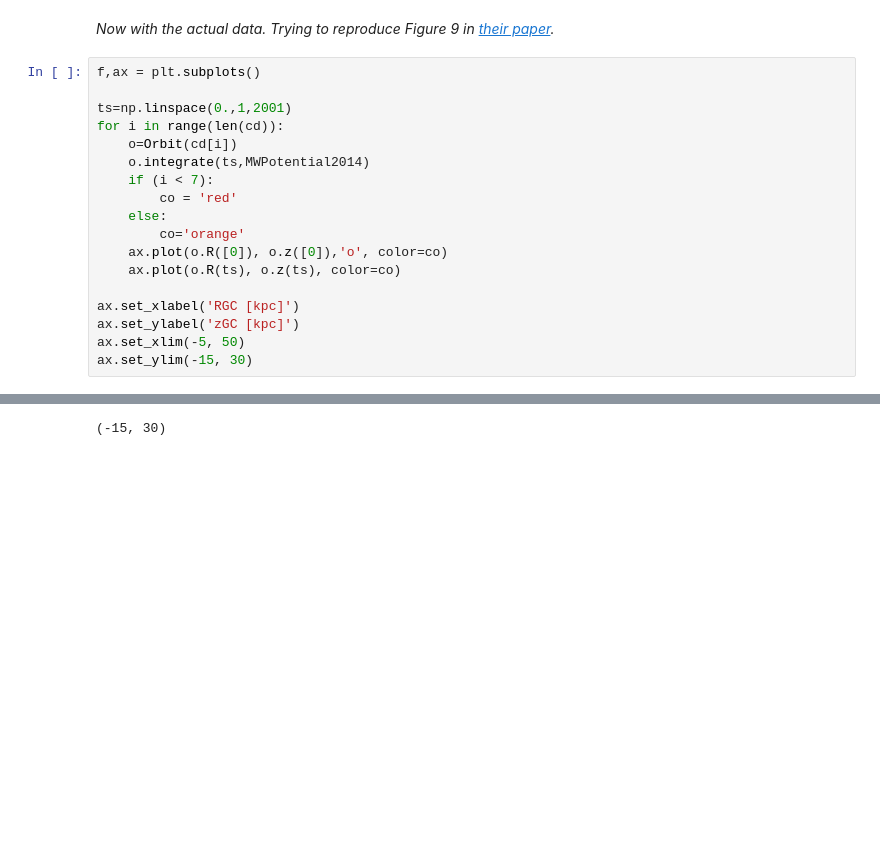
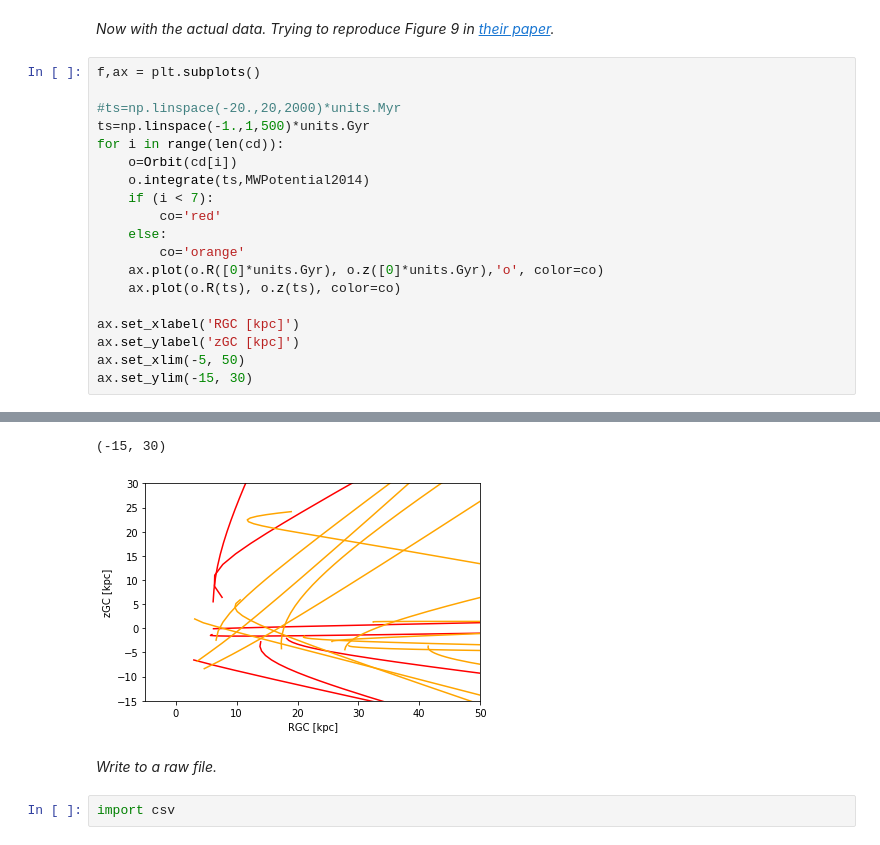
Before and after one commit to ageller/UniviewGaiaHVstars, a Jupyter notebook: rawdata/GaiaDR2HVstars.ipynb, the cells around one changed output, grey strips where cells are left out. Drawn from its saved outputs; the diff is of its cells as text; blank space fills up the shorter version.

```diff
--- a/rawdata/GaiaDR2HVstars.ipynb
+++ b/rawdata/GaiaDR2HVstars.ipynb
@@ -101,15 +100,16 @@ o.plot()
 # %%
 f,ax = plt.subplots()
 
-ts=np.linspace(0.,1,2001)
+#ts=np.linspace(-20.,20,2000)*units.Myr
+ts=np.linspace(-1.,1,500)*units.Gyr
 for i in range(len(cd)):
     o=Orbit(cd[i])
     o.integrate(ts,MWPotential2014)
     if (i < 7):
-        co = 'red'
+        co='red'
     else:
         co='orange'
-    ax.plot(o.R([0]), o.z([0]),'o', color=co)
+    ax.plot(o.R([0]*units.Gyr), o.z([0]*units.Gyr),'o', color=co)
     ax.plot(o.R(ts), o.z(ts), color=co)
 
 ax.set_xlabel('RGC [kpc]')
@@ -122 +120,6 @@ ax.set_ylim(-15, 30)
 (-15, 30)
+[figure, added]
+# %% [markdown]
+*Write to a raw file.*
+# %%
+import csv
```
Also changed, not shown: parts of 3 cells of this notebook, 5 other files.
